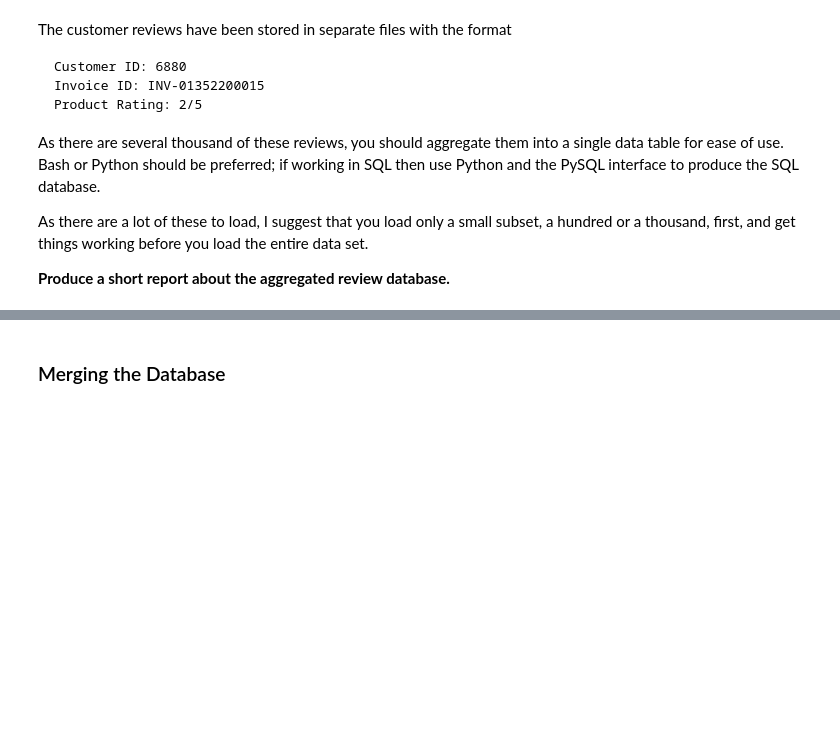
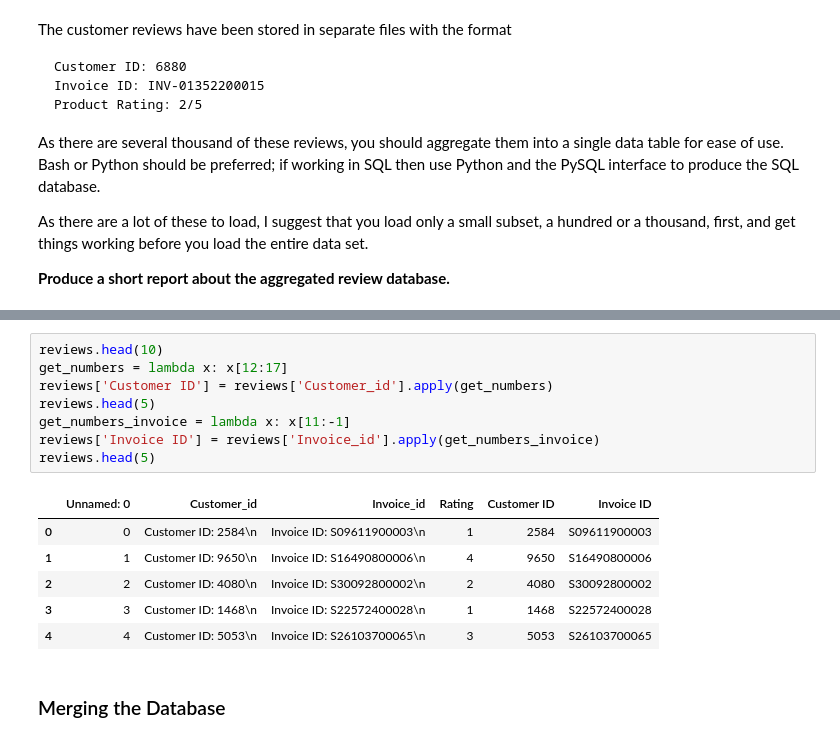
Before and after one commit to gioauricchio/Team-Four-Capstone-Project, a Jupyter notebook: Desktop/data_code/Capstone_Project.ipynb, the cells around one changed output, grey strips where cells are left out. Cells and saved outputs as stored; diff of their text form; blank space fills up the shorter version.

```diff
--- a/Desktop/data_code/Capstone_Project.ipynb
+++ b/Desktop/data_code/Capstone_Project.ipynb
@@ -124,3 +139,18 @@ NameError: name 'pd' is not defined
+# %%
+reviews.head(10)
+get_numbers = lambda x: x[12:17]
+reviews['Customer ID'] = reviews['Customer_id'].apply(get_numbers)
+reviews.head(5)
+get_numbers_invoice = lambda x: x[11:-1]
+reviews['Invoice ID'] = reviews['Invoice_id'].apply(get_numbers_invoice)
+reviews.head(5)
+# %% [output]
+|  | Unnamed: 0 | Customer_id | Invoice_id | Rating | Customer ID | Invoice ID |
+| 0 | 0 | Customer ID: 2584\n | Invoice ID: S09611900003\n | 1 | 2584 | S09611900003 |
+| 1 | 1 | Customer ID: 9650\n | Invoice ID: S16490800006\n | 4 | 9650 | S16490800006 |
+| 2 | 2 | Customer ID: 4080\n | Invoice ID: S30092800002\n | 2 | 4080 | S30092800002 |
+| 3 | 3 | Customer ID: 1468\n | Invoice ID: S22572400028\n | 1 | 1468 | S22572400028 |
+| 4 | 4 | Customer ID: 5053\n | Invoice ID: S26103700065\n | 3 | 5053 | S26103700065 |
 # %% [markdown]
 ### Merging the Database
 # %% [markdown]
```
Also changed, not shown: parts of 2 cells of this notebook.
